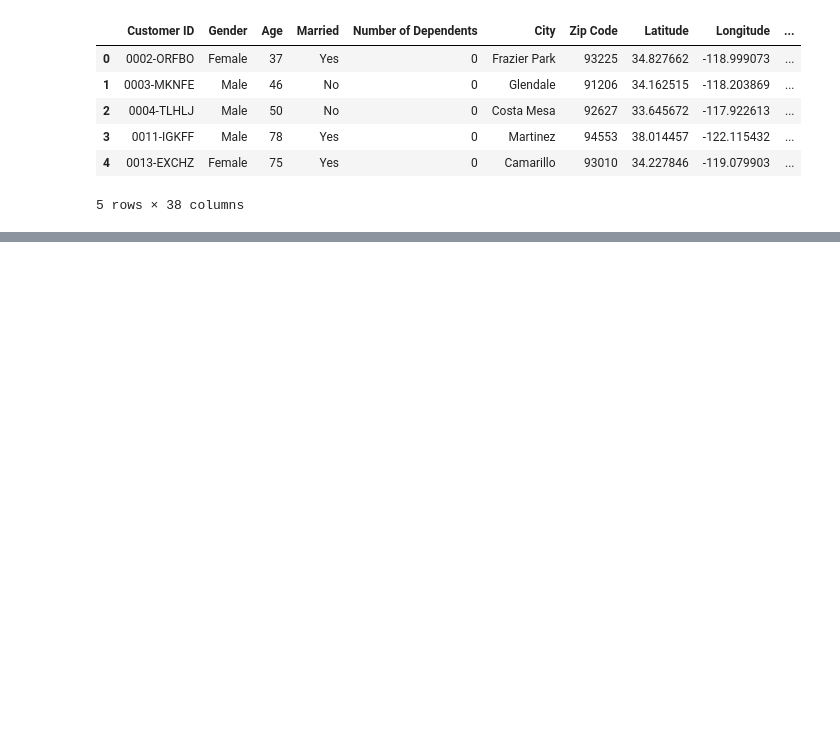
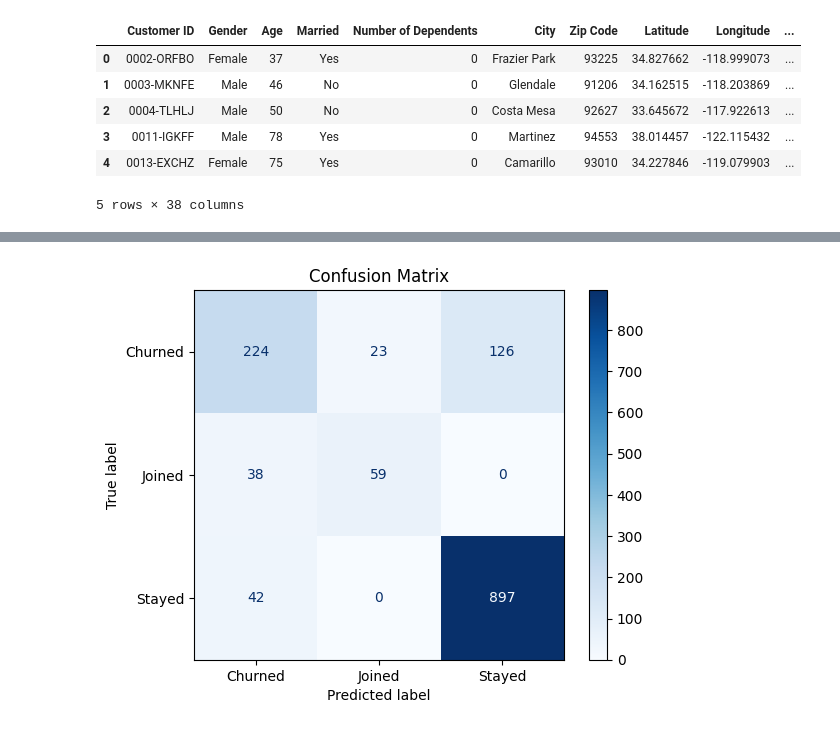
Before and after one commit to stoyanovgeorge/customer_churn_prediction, a Jupyter notebook: churn_prediction.ipynb, the cells around one changed output, grey strips where cells are left out. Saved outputs shown, nothing was run; the diff lists cells and outputs as text; code cells hidden in the pictures; blank space fills up the shorter version.

```diff
--- a/churn_prediction.ipynb
+++ b/churn_prediction.ipynb
@@ -202,0 +502,6 @@ df.head()
+# %%
+categorical_cols = df.select_dtypes(include=["object"]).columns.tolist()
+
+df = pd.get_dummies(df, columns=categorical_cols, drop_first=True)
+
+df.head()
@@ -202,0 +585,12 @@ df.head()
+# %%
+param_grid = {
+    'n_estimators': [100, 200, 300],
+    'max_depth': [10, 20, 30, None],
+    'random_state': [42]  # Fixed for reproducibility
+}
+
+grid = GridSearchCV(RandomForestClassifier(), param_grid, cv=5, scoring='accuracy')
+grid.fit(X_train, y_train)
+
+print("Best parameters:", grid.best_params_)
+print("Best accuracy:", grid.best_score_)
@@ -202,0 +607,10 @@ df.head()
+# %%
+best_params = {
+    'n_estimators': grid.best_params_["n_estimators"],
+    'max_depth': grid.best_params_["max_depth"],
+    'random_state': 42
+}
+
+model = RandomForestClassifier(**best_params)
+
+model.fit(X_train, y_train)
@@ -202,0 +655,18 @@ df.head()
+# %%
+label_map = [
+    "Churned",
+    "Joined",
+    "Stayed"
+]
+
+ConfusionMatrixDisplay.from_estimator(
+    model,
+    X_test, y_test,
+    display_labels=label_map,
+    cmap='Blues'
+)
+
+plt.title("Confusion Matrix")
+plt.show()
+# %% [output]
+[figure, added]
```
Also changed, not shown: parts of 85 cells of this notebook.
